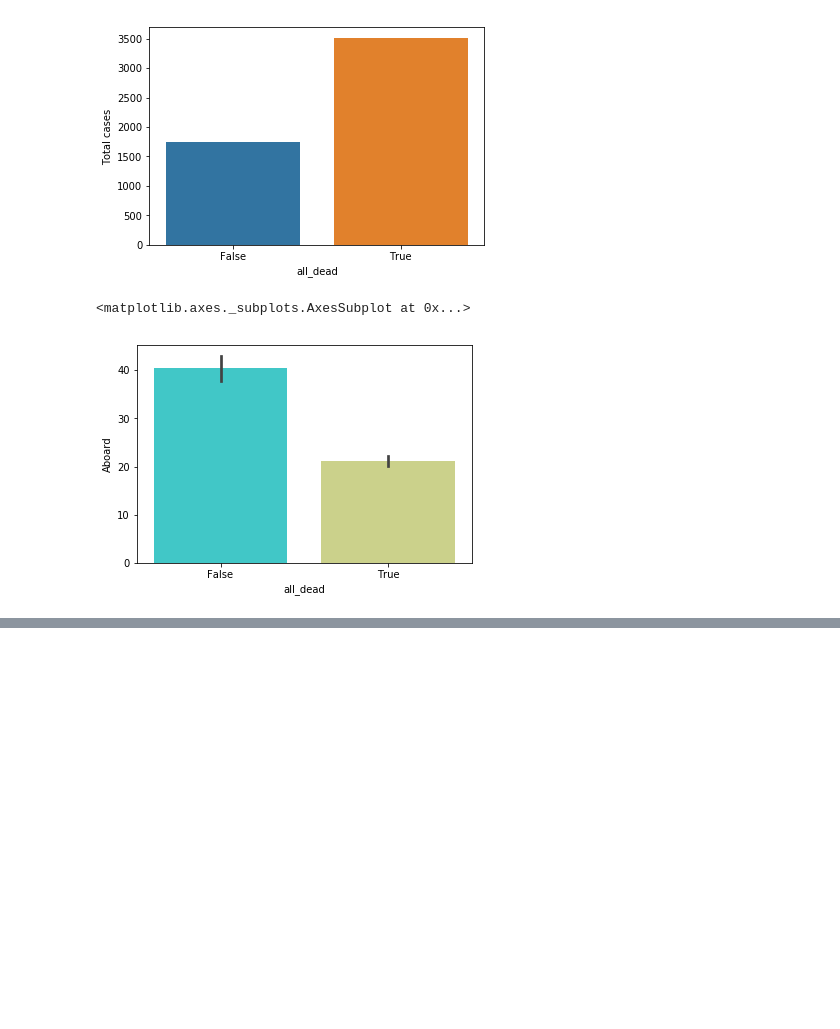
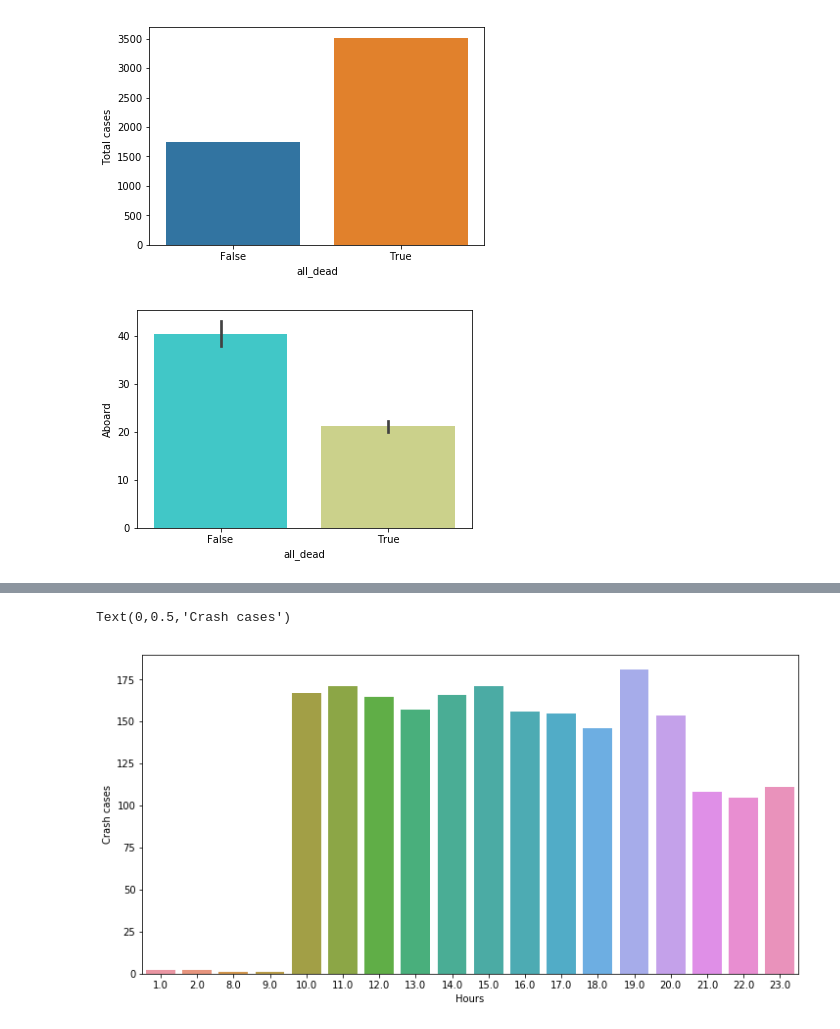
Before and after one commit to architkhatri98/Machine-Learning, a Jupyter notebook: Data Visualization/Airplane-Crash-Data-Analysis/Airplane_Crash_Analysis.ipynb, the cells around one changed output, grey strips where cells are left out. Cells and saved outputs as stored; diff of their text form; code cells hidden in the pictures; blank space fills up the shorter version.

```diff
--- a/Data Visualization/Airplane-Crash-Data-Analysis/Airplane_Crash_Analysis.ipynb
+++ b/Data Visualization/Airplane-Crash-Data-Analysis/Airplane_Crash_Analysis.ipynb
@@ -100,12 +101,27 @@ _ = plt.ylabel('Total cases')
 # %% [output]
 [figure]
 # %%
-sns.barplot(x = 'all_dead', y = 'Aboard', data = airplane, palette = 'rainbow')
+_ = sns.barplot(x = 'all_dead', y = 'Aboard', data = airplane, palette = 'rainbow')
 # %% [output]
-<matplotlib.axes._subplots.AxesSubplot at 0x...>
 [figure]
 # %%
 airplane.head(1)
 # %% [output]
 |  | Date | Time | Location | Operator | Flight # | Route | Type | Registration | cn/In | Aboard | ... |
 | 0 | 09/17/1908 | 17:18 | Fort Myer, Virginia | Military - U.S. Army | NaN | Demonstration | Wright Flyer III | NaN | 1 | 2.0 | ... |
+# %%
+hours = []
+for i in range(25):
+    hours.append(str(i))
+
+airplane['Hours'] = airplane['Time'].apply(lambda x: str(x).split(":")[0])
+airplane['Hours'] = airplane['Hours'][airplane['Hours'] != 'nan']
+airplane['Hours'] = airplane['Hours'][airplane['Hours'].isin(hours)]
+airplane['Hours'] = np.array(airplane['Hours'], dtype=np.float64)
+# %%
+plt.figure(figsize = (12,6))
+sns.countplot(x = 'Hours', data = airplane)
+plt.ylabel('Crash cases')
+# %% [output]
+Text(0,0.5,'Crash cases')
+[figure, added]
```
Also changed, not shown: parts of 3 cells of this notebook.
